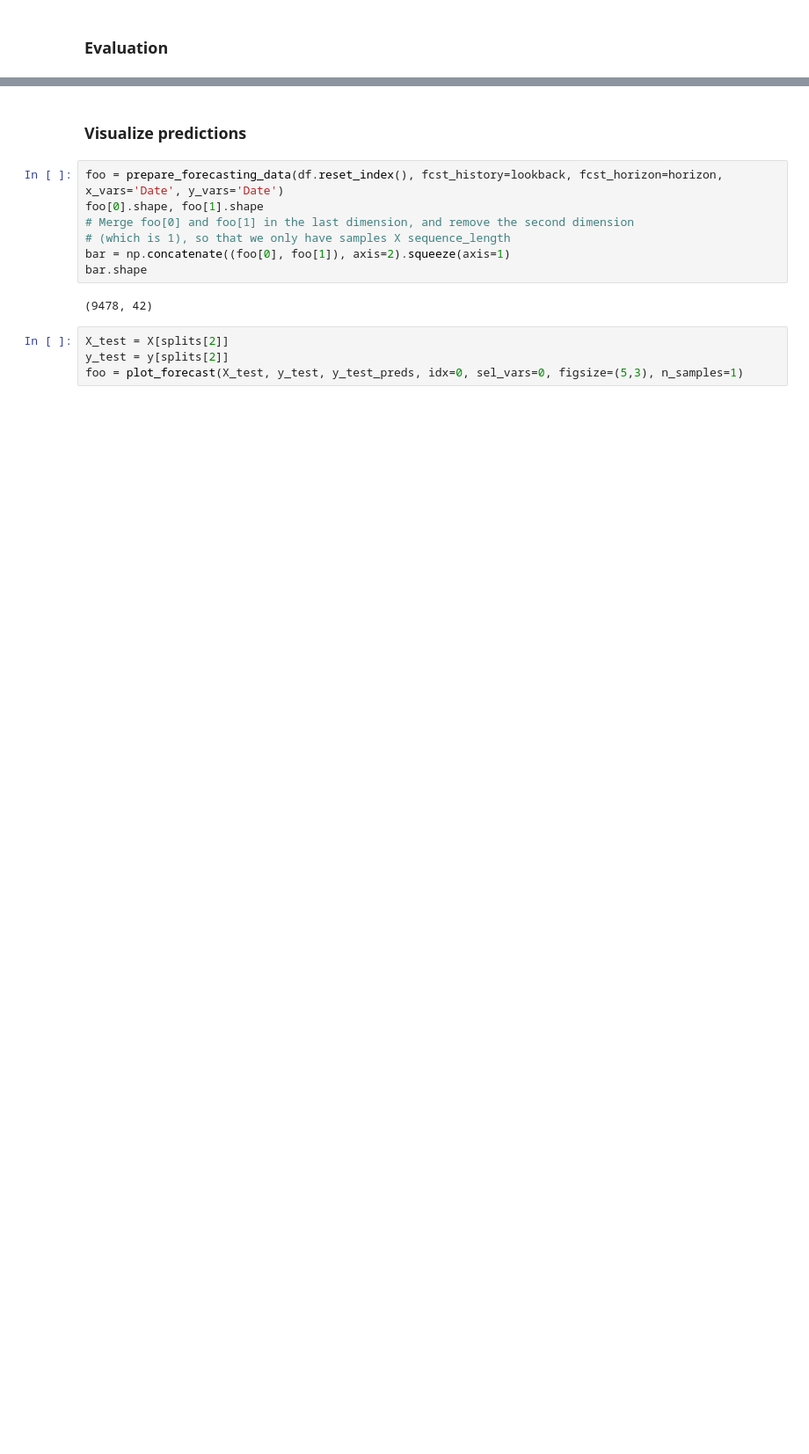
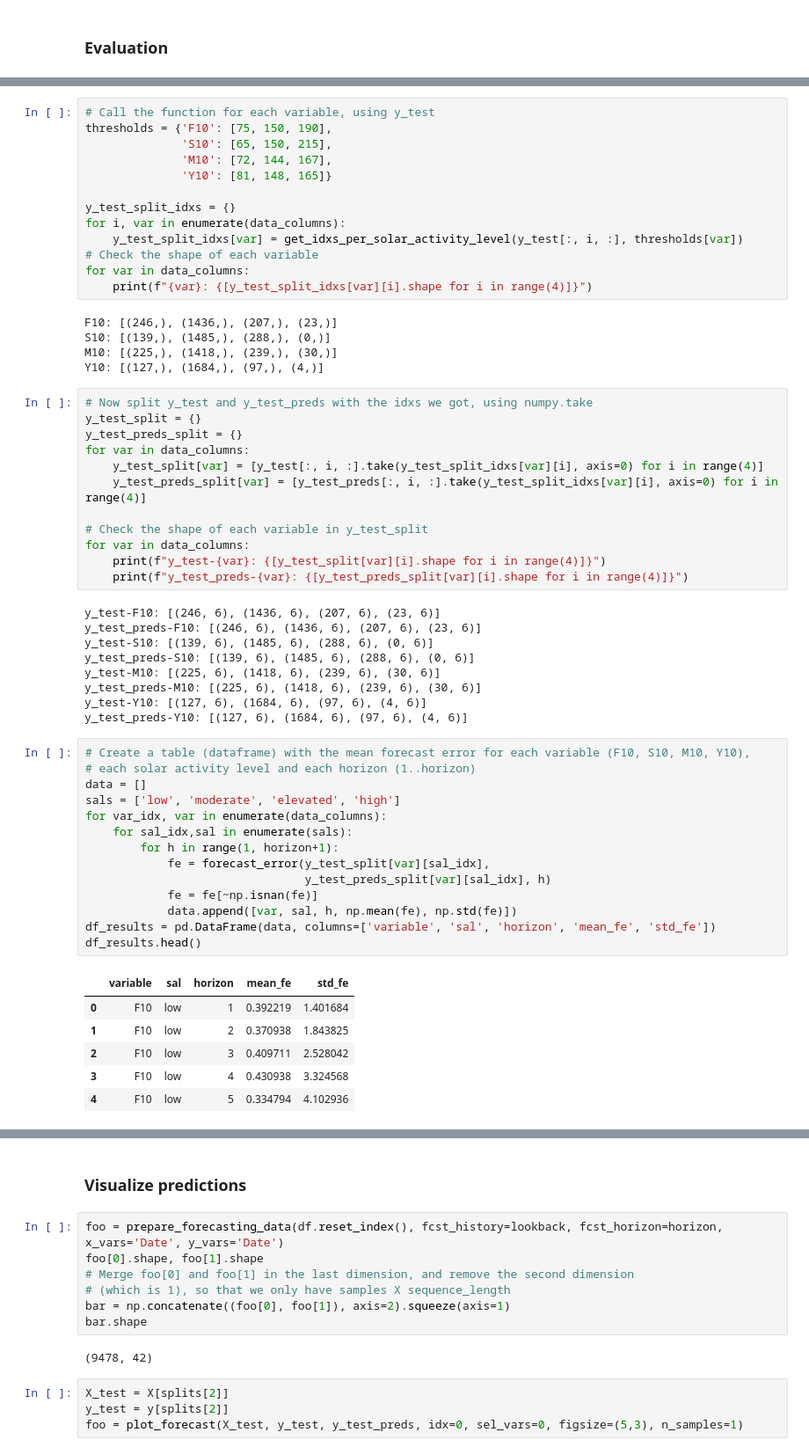
Before and after one commit to ARCLab-MIT/SW-Transformers-Forecaster-Framework, a Jupyter notebook: dev_nbs/00_draftsheet_copy.ipynb, the cells around one changed output, grey strips where cells are left out. Shown at 88% size. Drawn from its saved outputs; the diff is of its cells as text; blank space fills up the shorter version.

```diff
--- a/dev_nbs/00_draftsheet_copy.ipynb
+++ b/dev_nbs/00_draftsheet_copy.ipynb
@@ -324,0 +373,60 @@ y_test_preds.shape: (1912, 4, 6)
+# %%
+# Call the function for each variable, using y_test
+thresholds = {'F10': [75, 150, 190],
+              'S10': [65, 150, 215],
+              'M10': [72, 144, 167],
+              'Y10': [81, 148, 165]}
+
+y_test_split_idxs = {}
+for i, var in enumerate(data_columns):
+    y_test_split_idxs[var] = get_idxs_per_solar_activity_level(y_test[:, i, :], thresholds[var])
+# Check the shape of each variable
+for var in data_columns:
+    print(f"{var}: {[y_test_split_idxs[var][i].shape for i in range(4)]}")
+# %% [output]
+F10: [(246,), (1436,), (207,), (23,)]
+S10: [(139,), (1485,), (288,), (0,)]
+M10: [(225,), (1418,), (239,), (30,)]
+Y10: [(127,), (1684,), (97,), (4,)]
+# %%
+# Now split y_test and y_test_preds with the idxs we got, using numpy.take
+y_test_split = {}
+y_test_preds_split = {}
+for var in data_columns:
+    y_test_split[var] = [y_test[:, i, :].take(y_test_split_idxs[var][i], axis=0) for i in range(4)]
+    y_test_preds_split[var] = [y_test_preds[:, i, :].take(y_test_split_idxs[var][i], axis=0) for i in range(4)]
+
+# Check the shape of each variable in y_test_split
+for var in data_columns:
+    print(f"y_test-{var}: {[y_test_split[var][i].shape for i in range(4)]}")
+    print(f"y_test_preds-{var}: {[y_test_preds_split[var][i].shape for i in range(4)]}")
+# %% [output]
+y_test-F10: [(246, 6), (1436, 6), (207, 6), (23, 6)]
+y_test_preds-F10: [(246, 6), (1436, 6), (207, 6), (23, 6)]
+y_test-S10: [(139, 6), (1485, 6), (288, 6), (0, 6)]
+y_test_preds-S10: [(139, 6), (1485, 6), (288, 6), (0, 6)]
+y_test-M10: [(225, 6), (1418, 6), (239, 6), (30, 6)]
+y_test_preds-M10: [(225, 6), (1418, 6), (239, 6), (30, 6)]
+y_test-Y10: [(127, 6), (1684, 6), (97, 6), (4, 6)]
+y_test_preds-Y10: [(127, 6), (1684, 6), (97, 6), (4, 6)]
+# %%
+# Create a table (dataframe) with the mean forecast error for each variable (F10, S10, M10, Y10),
+# each solar activity level and each horizon (1..horizon)
+data = []
+sals = ['low', 'moderate', 'elevated', 'high']
+for var_idx, var in enumerate(data_columns):
+    for sal_idx,sal in enumerate(sals):
+        for h in range(1, horizon+1):
+            fe = forecast_error(y_test_split[var][sal_idx],
+                                y_test_preds_split[var][sal_idx], h)
+            fe = fe[~np.isnan(fe)]
+            data.append([var, sal, h, np.mean(fe), np.std(fe)])
+df_results = pd.DataFrame(data, columns=['variable', 'sal', 'horizon', 'mean_fe', 'std_fe'])
+df_results.head()
+# %% [output]
+|  | variable | sal | horizon | mean_fe | std_fe |
+| 0 | F10 | low | 1 | 0.392219 | 1.401684 |
+| 1 | F10 | low | 2 | 0.370938 | 1.843825 |
+| 2 | F10 | low | 3 | 0.409711 | 2.528042 |
+| 3 | F10 | low | 4 | 0.430938 | 3.324568 |
+| 4 | F10 | low | 5 | 0.334794 | 4.102936 |
```
Also changed, not shown: parts of 14 cells of this notebook.
